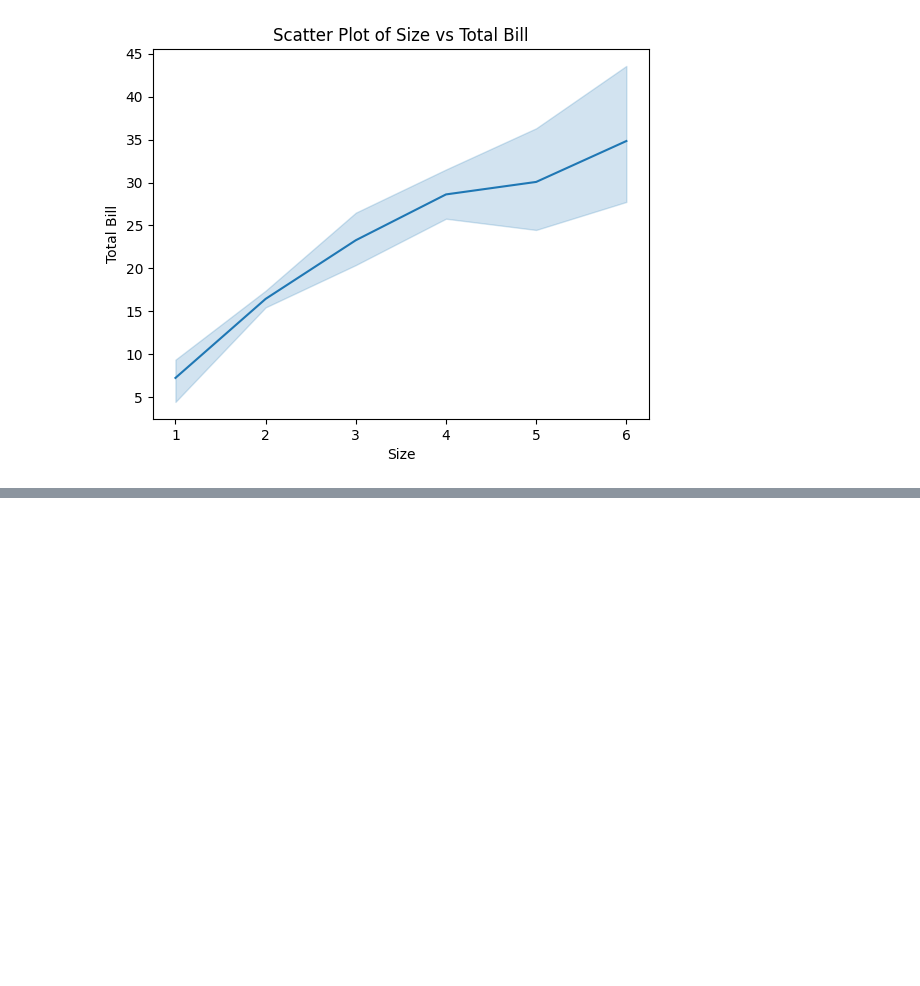
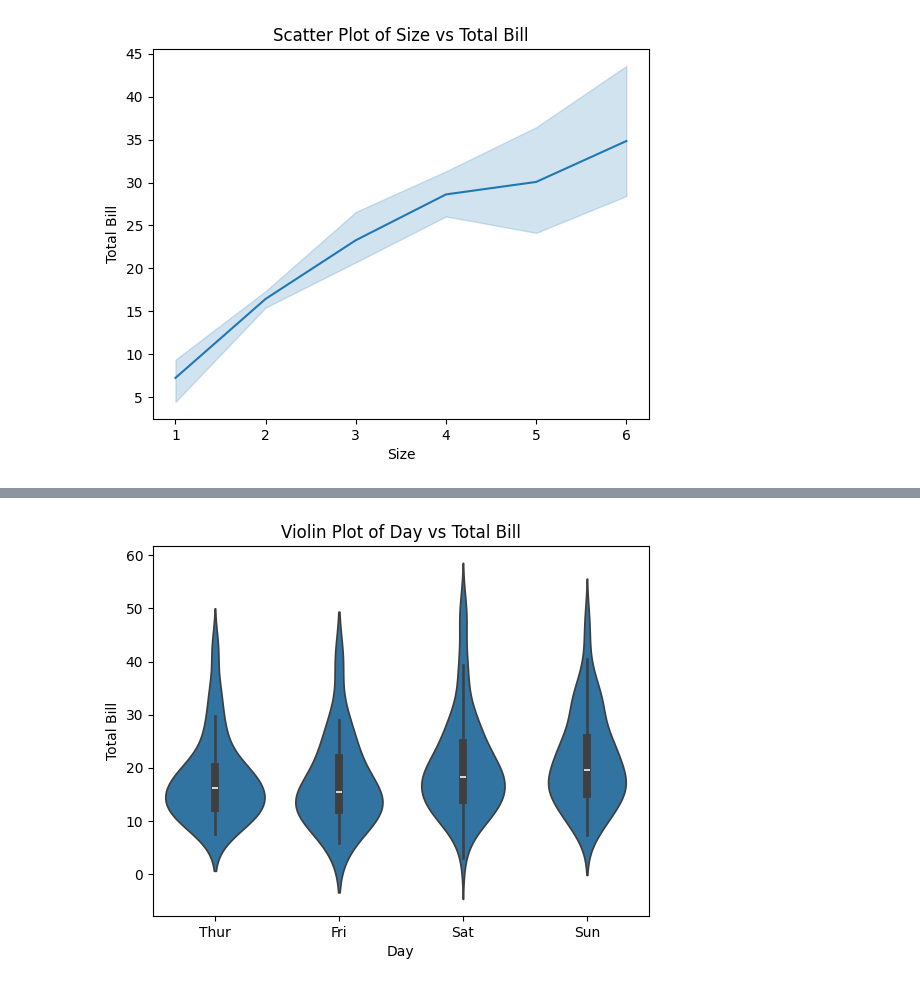
Before and after one commit to Aadarshrai1801/Seaborn, a Jupyter notebook: Seaborn.ipynb, the cells around one changed output, grey strips where cells are left out. Saved outputs shown, nothing was run; the diff lists cells and outputs as text; code cells hidden in the pictures; blank space fills up the shorter version.

```diff
--- a/Seaborn.ipynb
+++ b/Seaborn.ipynb
@@ -52,0 +62,9 @@ plt.show()
+# %%
+# Violin Plot
+sns.violinplot(x="day",y="total_bill",data=tips)
+plt.title("Violin Plot of Day vs Total Bill")
+plt.xlabel("Day")
+plt.ylabel("Total Bill")
+plt.show()
+# %% [output]
+[figure, added]
```
Also changed, not shown: parts of 10 cells of this notebook, 1 other file.
